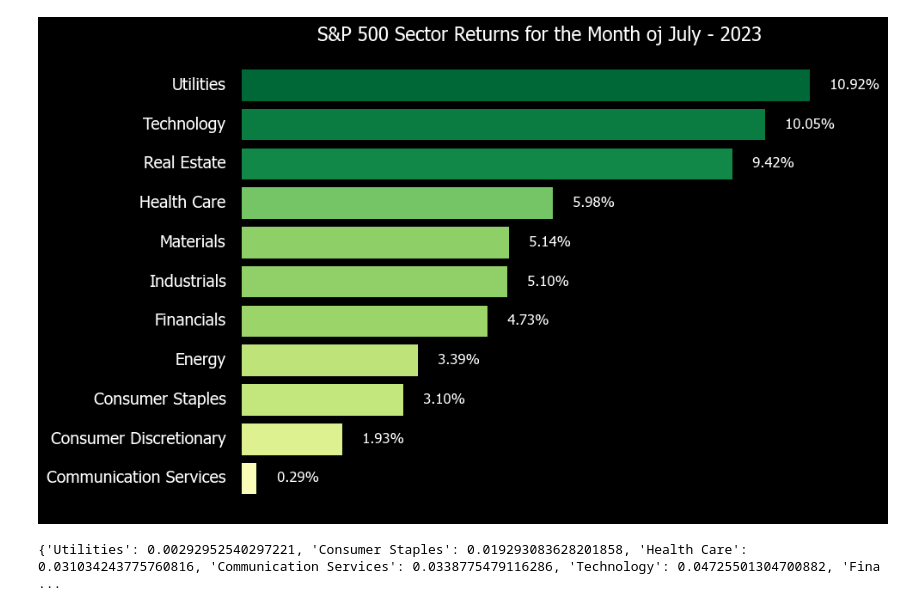
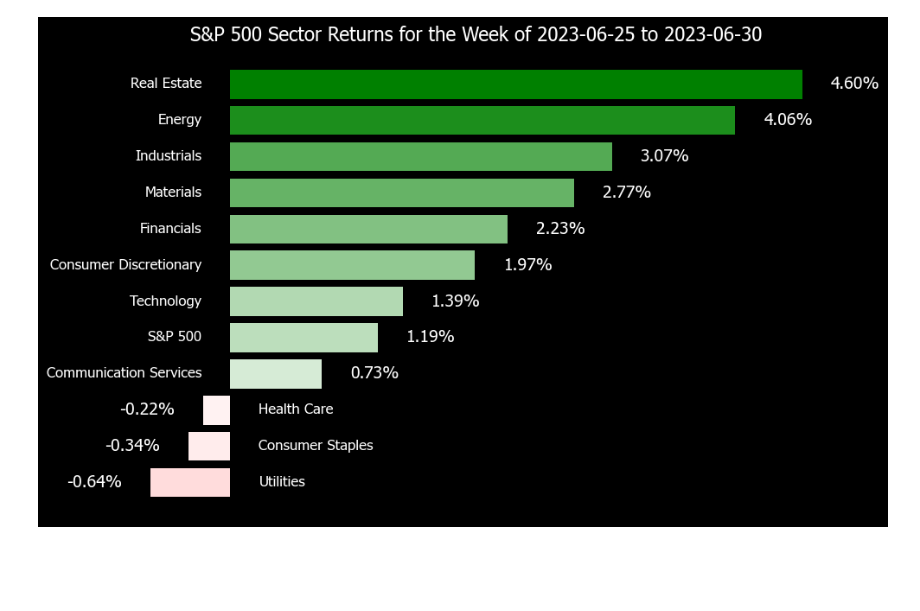
Before and after one commit to danielsobrado/notebooks_invest, a Jupyter notebook: seasonality/SP500 Sector Returns.ipynb, the cells around one changed output. Saved outputs shown, nothing was run; the diff lists cells and outputs as text; code cells hidden in the pictures; blank space fills up the shorter version.

```diff
--- a/seasonality/SP500 Sector Returns.ipynb
+++ b/seasonality/SP500 Sector Returns.ipynb
@@ -9,7 +57,6 @@ import matplotlib as mpl
 mpl.rcParams['font.family'] = 'sans-serif'
 mpl.rcParams['font.sans-serif'] = ['Tahoma', 'DejaVu Sans',
                                'Lucida Grande', 'Verdana']
-
 
 sector_dict = {
     'XLC': 'Communication Services',
@@ -24,7 +71,3 @@ sector_dict = {
     'XLK': 'Technology',
     'XLU': 'Utilities'
 }
-
-data = {}
-start_date = '2023-06-01'
-end_date = '2023-06-30'
@@ -47,23 +74,12 @@ bar_colors = cmap(norm(df['Return'].values))
-# %%
-with plt.style.context('dark_background'):
-    fig, ax = plt.subplots(figsize=(10, 6))
-    bars = ax.barh(df['Sector'], df['Return'], color=bar_colors)
-    ax.set_xticklabels(['{:,.2%}'.format(x) for x in ax.get_xticks()])
-
-    for i, v in enumerate(df['Return']):
-        ax.text(v if v < 0 else v + 0.003, i, ' {:,.2%}'.format(abs(v)), color='white', va='center', fontsize=12)
-        ax.text(-0.003, i, df['Sector'][i], color='white', va='center', ha='right', fontsize=14)
-
-    ax.axis('off')
-    plt.title('S&P 500 Sector Returns for the Month oj July - 2023', color='white', fontsize=16)
-    plt.tight_layout()
-    plt.show()
-# %% [output]
-[figure, removed]
-# %%
-# Convert the DataFrame to a dictionary
-sector_return_dict = df.set_index('Sector')['Return'].to_dict()
-
-print(sector_return_dict)
-# %% [output]
-{'Utilities': 0.00292952540297221, 'Consumer Staples': 0.019293083628201858, 'Health Care': 0.031034243775760816, 'Communication Services': 0.0338775479116286, 'Technology': 0.04725501304700882, 'Fina ...
+# %%
+data = get_data(sector_dict, start_date, end_date)
+data['S&P 500'] = get_sp500_data(start_date, end_date)
+
+df = prepare_data_frame(data)
+# %%
+start_date = '2023-06-25'
+end_date = '2023-06-30'
+
+plot_data(df, start_date, end_date)
+# %% [output]
+[figure, added]
```
Also changed, not shown: parts of 4 cells of this notebook.
